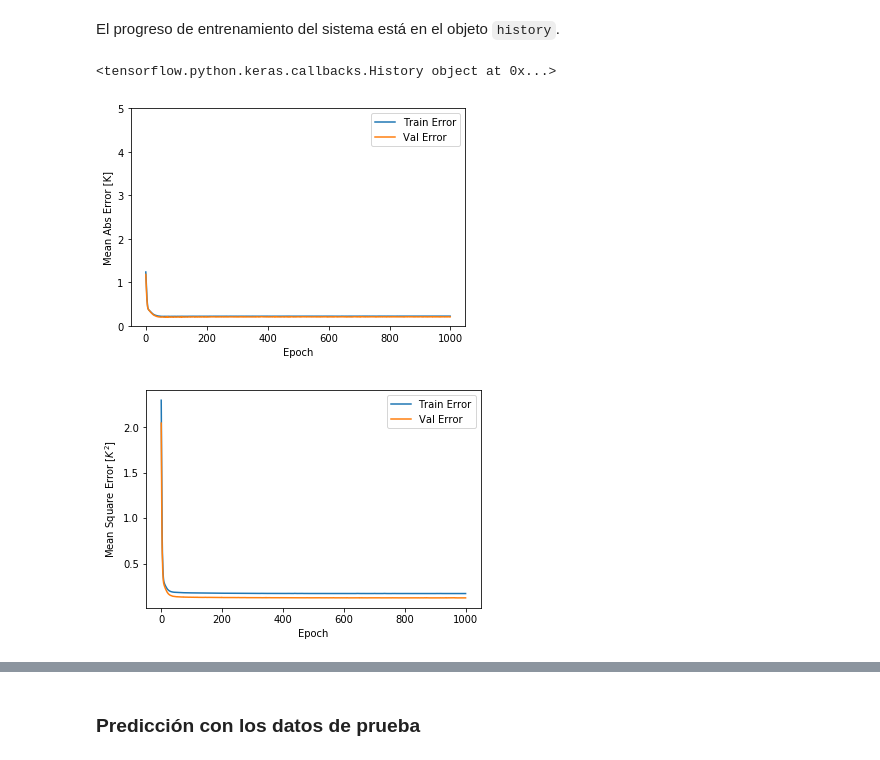
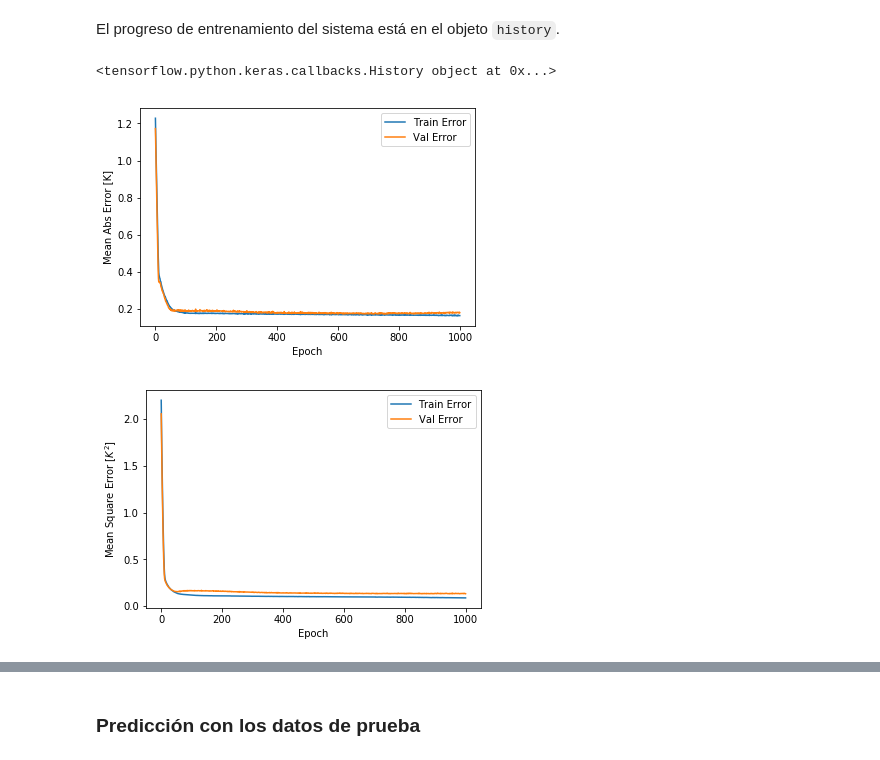
Before and after one commit to astrodatos/proyecto_neuralclusters, a Jupyter notebook: Neural_Clusters.ipynb, the cells around one changed output, grey strips where cells are left out. Drawn from its saved outputs; the diff is of its cells as text; code cells hidden in the pictures.

```diff
--- a/Neural_Clusters.ipynb
+++ b/Neural_Clusters.ipynb
@@ -33,14 +30,14 @@ Disponible en enlace
 # %%
 t_ini = time()
 
-data = SDSS.query_sql("""SELECT TOP 5000
+data = SDSS.query_sql("""SELECT TOP 1000
                       p.fiberMag_u, p.fiberMag_g, p.fiberMag_r, p.fiberMag_i,
-                      p.fiberMag_z,s.elodieTEff
+                      p.fiberMag_z, s.elodieTEff
 
 
                       FROM PhotoObjAll AS p JOIN specObjAll s ON s.bestobjid = p.objid
 
-                      WHERE p.mode = 1 AND s.sciencePrimary = 1 AND p.clean = 1 AND s.class != 'QSO' AND s.class !='GALAXY'
+                      WHERE p.mode = 1 AND s.sciencePrimary = 1 AND p.clean = 1 AND s.class = 'STAR'
 
                       """)
 # %%
@@ -133,3 +101,8 @@ Name: elodieTEff, Length: 4000, dtype: float64
+# %%
+norm_train_labels = norm(train_labels)
+norm_train_feat = norm(train_feat)
+
+norm_test_feat = norm(test_feat)
 # %% [markdown]
 Se utilizarán los datos normalizados para entrenar el modelo.
 # %% [markdown]
@@ -139,8 +112,8 @@ Se utilizarán los datos normalizados para entrenar el modelo.
 # %%
 def build_model():
   model = keras.Sequential([
-    layers.Dense(1, activation=tf.nn.tanh, input_shape=[len(train_datapd.keys())]),
-    #layers.Dense(5, activation=tf.nn.tanh),
+    layers.Dense(5, activation=tf.nn.tanh, input_shape=[len(train_datapd.keys())]),
+    layers.Dense(5, activation=tf.nn.tanh),
     #layers.Dense(4, activation=tf.nn.relu),
     layers.Dense(1)
   ])
@@ -215,33 +187,33 @@ hist.tail()
 print(history)
 
 def plot_history(history):
   hist = pd.DataFrame(history.history)
   hist['epoch'] = history.epoch
 
   plt.figure()
   plt.xlabel('Epoch')
   plt.ylabel('Mean Abs Error [K]')
   plt.plot(hist['epoch'], hist['mean_absolute_error'],
            label='Train Error')
   plt.plot(hist['epoch'], hist['val_mean_absolute_error'],
            label = 'Val Error')
-  plt.ylim([0,5])
+  #plt.ylim([0,5])
   plt.legend()
 
   plt.figure()
   plt.xlabel('Epoch')
   plt.ylabel('Mean Square Error [$K^2$]')
   plt.plot(hist['epoch'], hist['mean_squared_error'],
            label='Train Error')
   plt.plot(hist['epoch'], hist['val_mean_squared_error'],
            label = 'Val Error')
   #plt.ylim([0,20])
   plt.legend()
   plt.show()
 
 
 plot_history(history)
 # %% [output]
 <tensorflow.python.keras.callbacks.History object at 0x...>
-[figure, old version]
+[figure, new version]
-[figure, old version]
+[figure, new version]
```
Also changed, not shown: parts of 20 cells of this notebook.
